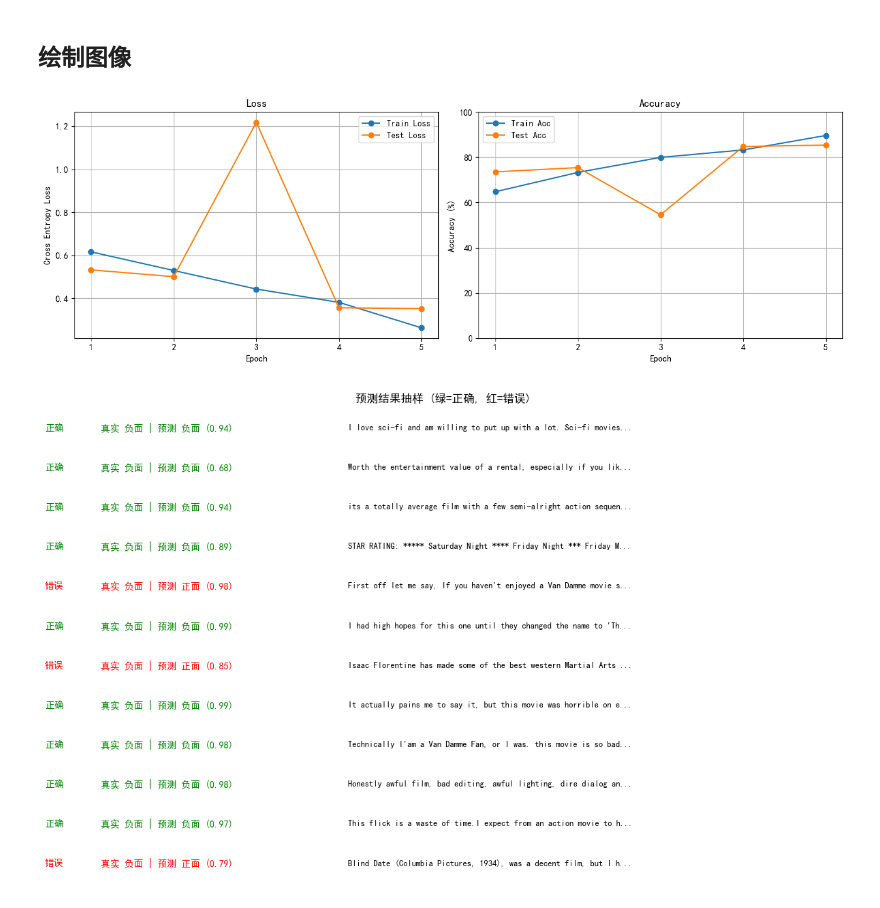
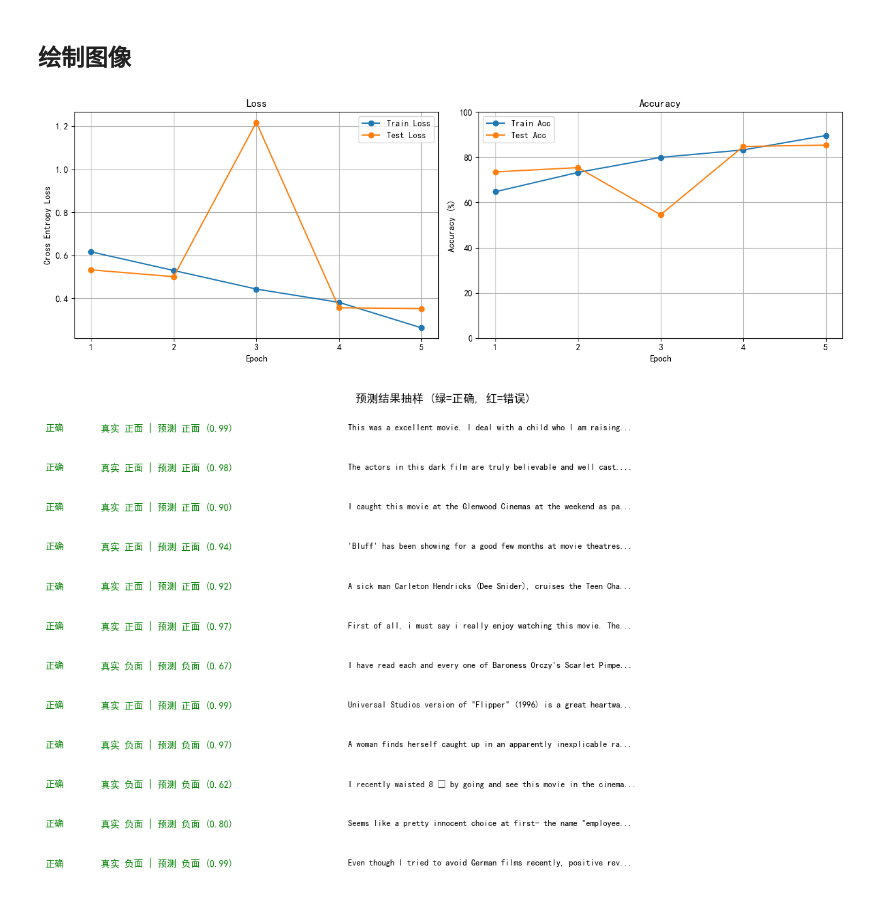
Before and after one commit to ReisenCW/Learn-MachineLearning, a Jupyter notebook: advanced_deep_learning/rnn.ipynb, the cells around one changed output. Saved outputs shown, nothing was run; the diff lists cells and outputs as text; code cells hidden in the pictures.

```diff
--- a/advanced_deep_learning/rnn.ipynb
+++ b/advanced_deep_learning/rnn.ipynb
@@ -742,13 +742,18 @@ def plot_loss_acc_curves(history):
     plt.show()
 
 
-def plot_predictions(model: SentimentLSTM, dataset: torch.utils.data.Dataset, n: int = 12):
-    """抽 n 条样本, 显示真实标签 / 预测标签 / 置信度, 外加评论开头。
+def plot_predictions(model: SentimentLSTM, dataset: torch.utils.data.Dataset,
+                     n: int = 12, seed: int = 42):
+    """随机抽 n 条样本, 显示真实标签 / 预测标签 / 置信度, 外加评论开头。
 
     dataset 是 SentimentDataset, 原始文本存在它的 .data 里。
     """
     model.eval()
-    idx = list(range(min(n, len(dataset))))
+    # 不能写成 range(n): IMDB 的 split 是按标签排好序的 (前 12500 条全是负面),
+    # 取前 n 条会清一色同一类, 看不出模型在哪类上出错。
+    # 用固定 seed 随机抽, 保证每次抽到的是同一批, 图可复现。
+    g = torch.Generator().manual_seed(seed)
+    idx = torch.randperm(len(dataset), generator=g)[:min(n, len(dataset))].tolist()
     X = torch.stack([dataset[i][0] for i in idx]).to(device)
     y = torch.tensor([dataset[i][1] for i in idx])
 
@@ -757,31 +762,31 @@ def plot_predictions(model: SentimentLSTM, dataset: torch.utils.data.Dataset, n:
     conf, pred = probs.max(dim=1)
 
     names = {0: "负面", 1: "正面"}
     fig, ax = plt.subplots(figsize=(12, 0.55 * len(idx) + 0.9))
     ax.axis("off")
     for row, i in enumerate(idx):
         yy = 1 - (row + 0.5) / len(idx)
         ok = pred[row].item() == y[row].item()
         color = "green" if ok else "red"
 
         text = dataset.data[i]["text"].replace("<br />", " ")   # IMDB 原文里的换行标记
         text = text[:64] + ("..." if len(text) > 64 else "")
 
         ax.text(0.00, yy, "正确" if ok else "错误", color=color, fontsize=10,
                 family="SimHei", va="center", transform=ax.transAxes)
         ax.text(0.07, yy,
                 f"真实 {names[y[row].item()]} | 预测 {names[pred[row].item()]} ({conf[row]:.2f})",
                 color=color, fontsize=10, family="SimHei", va="center", transform=ax.transAxes)
         ax.text(0.38, yy, text, fontsize=9, family="SimHei", va="center",
                 transform=ax.transAxes)
 
     ax.set_title("预测结果抽样 (绿=正确, 红=错误)", family="SimHei")
     plt.tight_layout()
     plt.show()
 
 
 plot_loss_acc_curves(history)
 plot_predictions(model, test_dataset)
 # %% [output]
 [figure]
-[figure, old version]
+[figure, new version]
```
Also changed, not shown: 3 other files.
